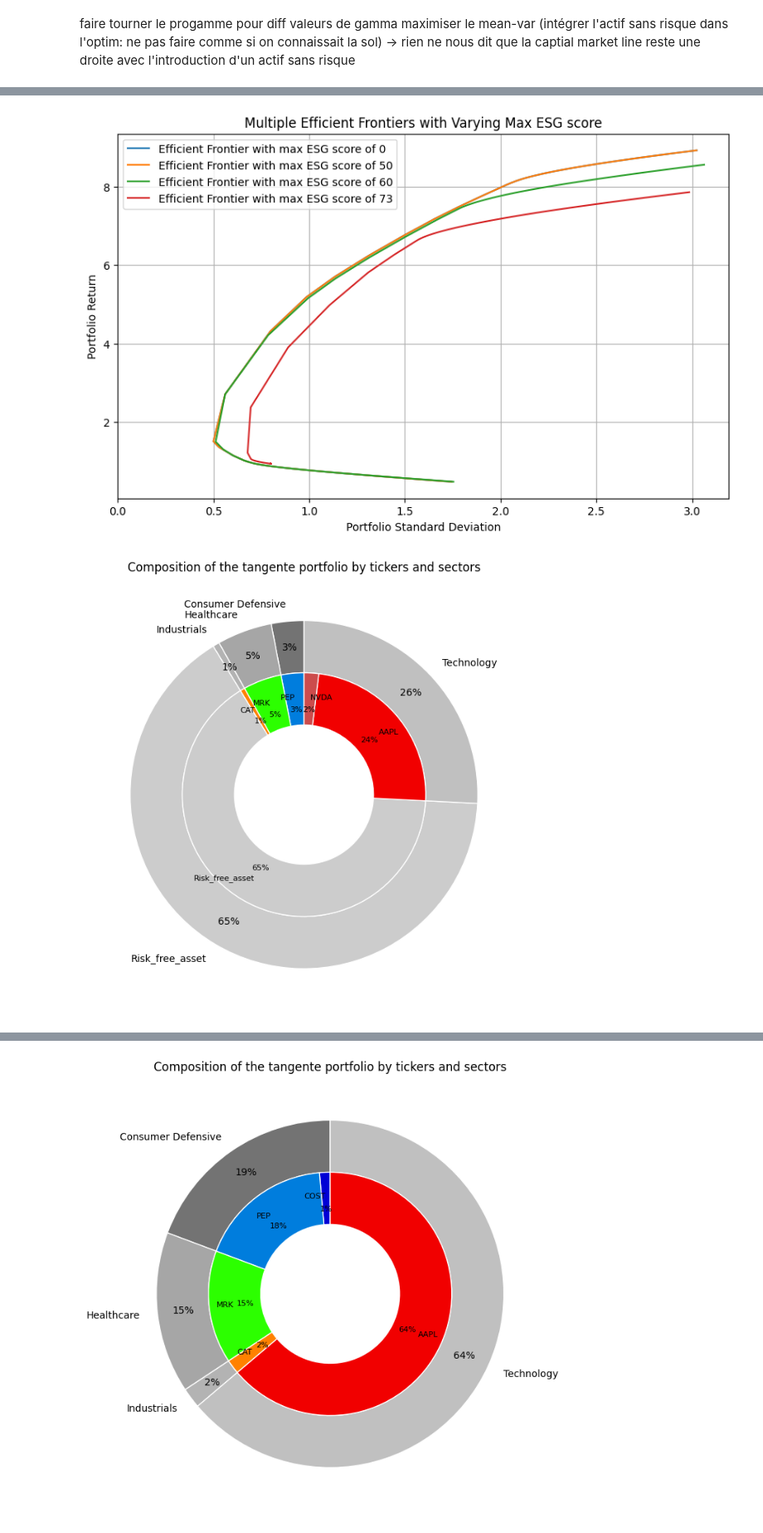
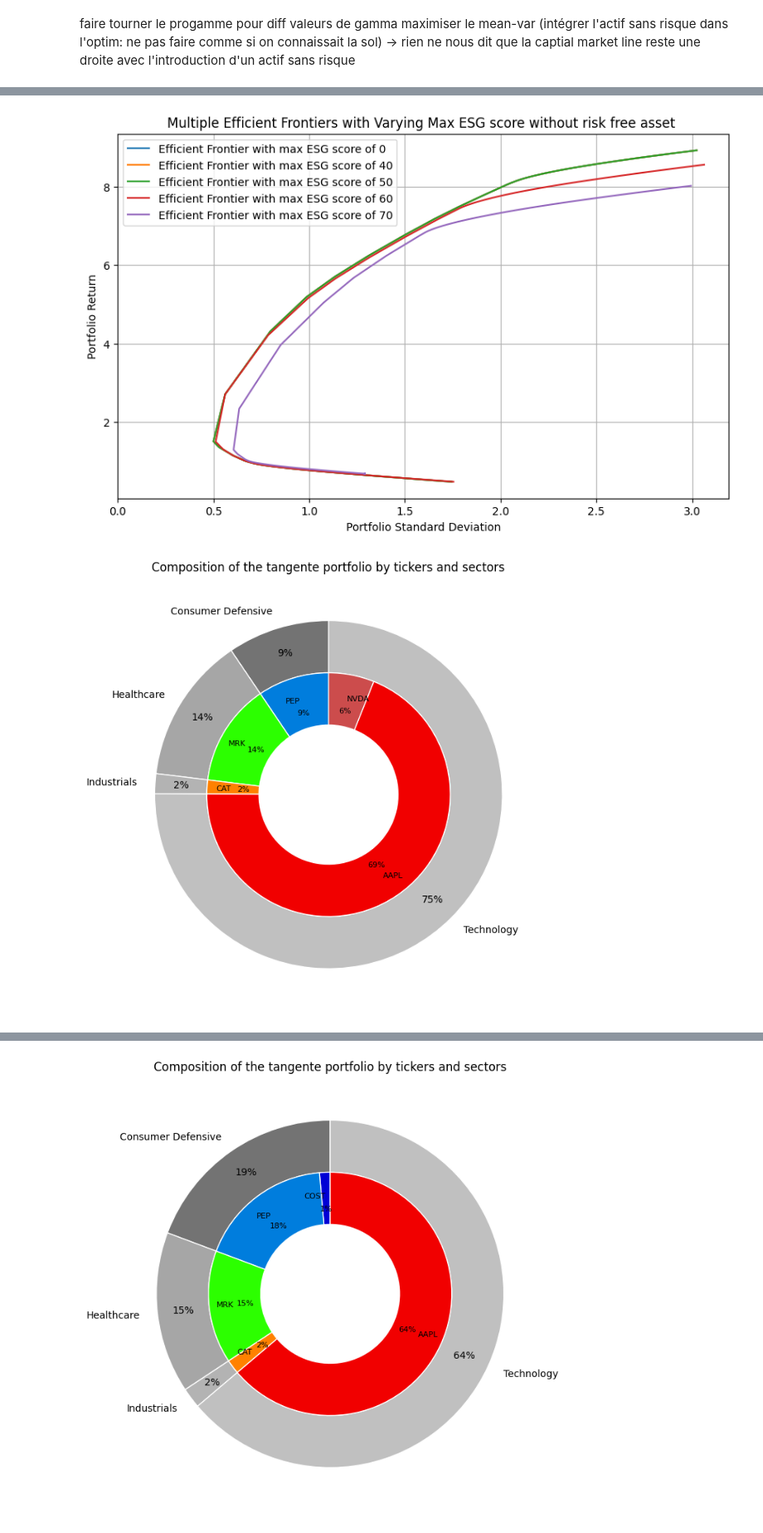
Before and after one commit to antoinedte/-Allocation_de_portefeuille_sous_contrainte_ESG, a Jupyter notebook: exploration/20240309_msci_rating copy.ipynb, the cells around one changed output, grey strips where cells are left out. Shown at 83% size. Cells and saved outputs as stored; diff of their text form; code cells hidden in the pictures.

```diff
--- a/exploration/20240309_msci_rating copy.ipynb
+++ b/exploration/20240309_msci_rating copy.ipynb
@@ -178,20 +190,20 @@ PORTFOLIO.plot_efficient_frontier_multiple_max_esg_scores(GAMMA_VALUES,
 # %%
-# multiple_efficient_frontier_esg_min.png
+# multiple_efficient_frontier_esg_min_without_risk_free_asset.png
 PORTFOLIO.plot_efficient_frontier_multiple_max_esg_scores(GAMMA_VALUES,
                                   risk_free_rate=0,
                                   score_esg_risk_free_rate=50,
-                                  max_esg_scores=[0, 50, MAX_ESG_SCORE, 73],
+                                  max_esg_scores=[0, 40, 50, 60, 70],
                                   fully_invested=True,
                                   long_only=True)
 # %% [output]
-[figure, old version]
+[figure, new version]
 # %%
-# tangente_portfolio_composition_no_esg_min.png
+# tangente_portfolio_composition_no_esg_min_without_risk_free_asset.png
 PORTFOLIO.plot_tangente_portfolio_composition(GAMMA_VALUES,
-                                  risk_free_rate=RISK_FREE_RATE,
+                                  risk_free_rate=0,
                                   score_esg_risk_free_rate=50,
                                   max_esg_score=0,
                                   fully_invested=True,
                                   long_only=True)
 # %% [output]
-[figure, old version]
+[figure, new version]
```
Also changed, not shown: parts of 28 cells of this notebook, 20 other files.
